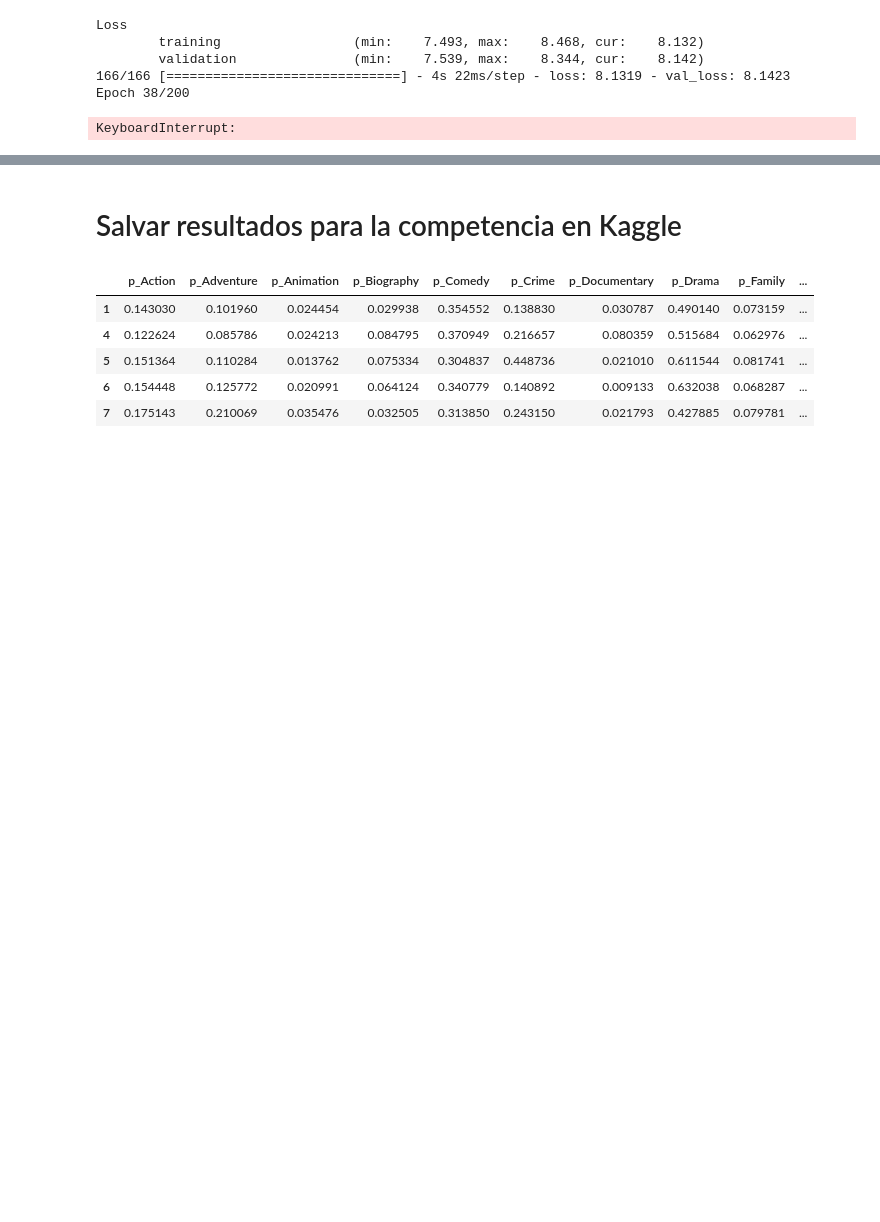
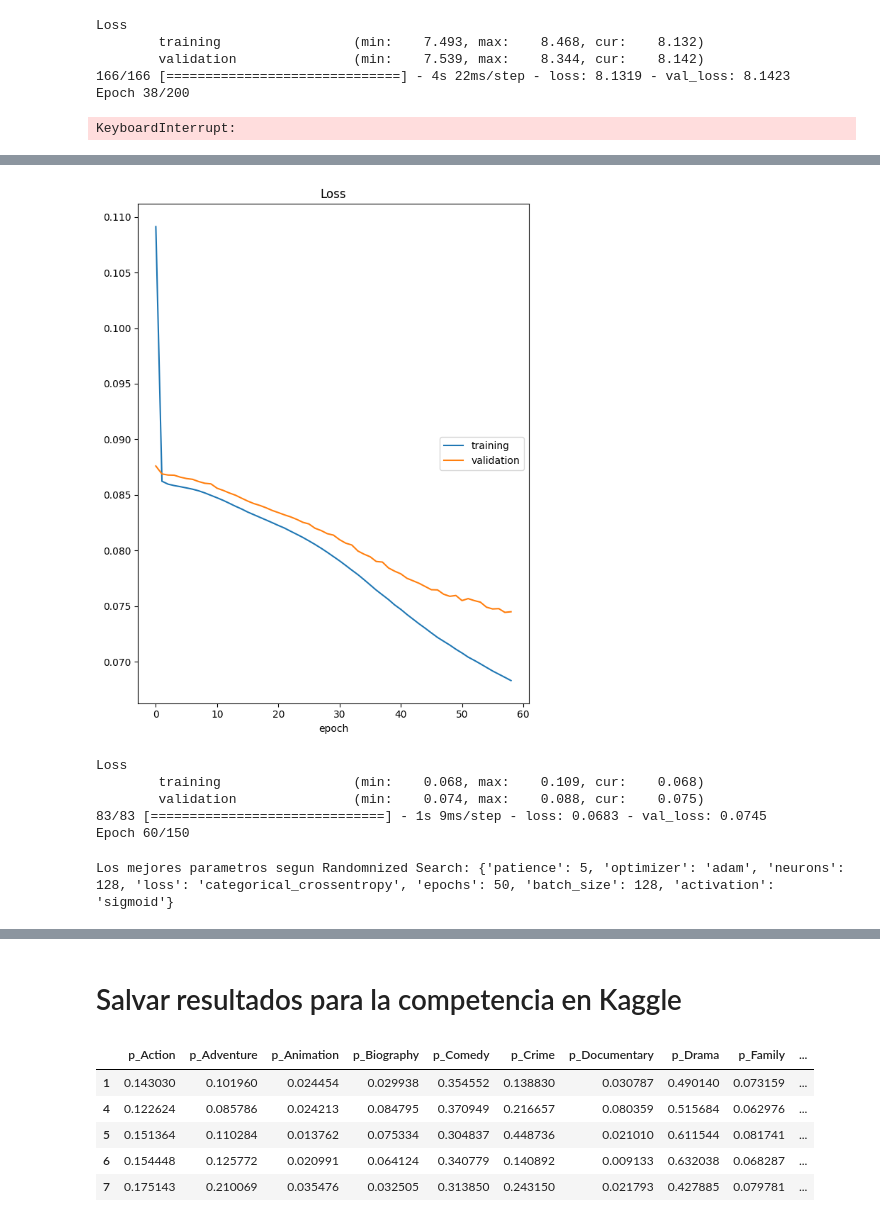
Before and after one commit to dfgomezc/pry_clasif_movies, a Jupyter notebook: SCRIPTS/S7P1_proyecto2_SC.ipynb, the cells around one changed output, grey strips where cells are left out. Saved outputs shown, nothing was run; the diff lists cells and outputs as text; code cells hidden in the pictures; blank space fills up the shorter version.

```diff
--- a/SCRIPTS/S7P1_proyecto2_SC.ipynb
+++ b/SCRIPTS/S7P1_proyecto2_SC.ipynb
@@ -303,0 +249,56 @@ display("Desempeño por la medida macro",roc_auc_score(y_test_genres, y_pred_pro
+# %%
+def nn_model_params(optimizer ,
+                    neurons,
+                    batch_size,
+                    epochs,
+                    activation,
+                    patience,
+                    loss):
+    K.clear_session()
+    model = Sequential()
+    model.add(Dense(neurons, input_shape=(dims,), activation=activation))
+    model.add(Dense(neurons, activation=activation))
+    model.add(Dense(output_var, activation=activation))
+    model.compile(optimizer = optimizer, loss=loss)
+    early_stopping = EarlyStopping(monitor="val_loss", patience = patience)
+    model.fit(X_train.todense(), y_train_genres,
+              validation_data = (X_test.todense(), y_test_genres),
+              epochs=epochs,
+              batch_size=batch_size,
+              callbacks=[early_stopping, PlotLossesKeras()],
+              verbose=True
+              )
+
+    return model
+
+nn_params = {
+    'optimizer': ['adam','sgd','RMSprop'],
+    'activation': ['sigmoid','softmax'],
+    'batch_size': [64,128],
+    'neurons':[64,128,256],
+    'epochs':[20,50,150],
+    'patience':[2,5],
+    'loss':['mean_squared_error','categorical_crossentropy']
+}
+# %%
+from sklearn.model_selection import RandomizedSearchCV, GridSearchCV
+
+nn_model = KerasClassifier(build_fn=nn_model_params, verbose=0)
+
+rs = GridSearchCV(nn_model, nn_params, cv=5)
+
+rs.fit(X_train.todense(), y_train_genres)
+
+print('Los mejores parametros segun Randomnized Search:', rs.best_params_)
+# %% [output]
+[figure, added]
+Loss
+        training                 (min:    0.068, max:    0.109, cur:    0.068)
+        validation               (min:    0.074, max:    0.088, cur:    0.075)
+83/83 [==============================] - 1s 9ms/step - loss: 0.0683 - val_loss: 0.0745
+Epoch 60/150
+# %%
+
+print('Los mejores parametros segun Randomnized Search:', rs.best_params_)
+# %% [output]
+Los mejores parametros segun Randomnized Search: {'patience': 5, 'optimizer': 'adam', 'neurons': 128, 'loss': 'categorical_crossentropy', 'epochs': 50, 'batch_size': 128, 'activation': 'sigmoid'}
```
Also changed, not shown: parts of 14 cells of this notebook.
